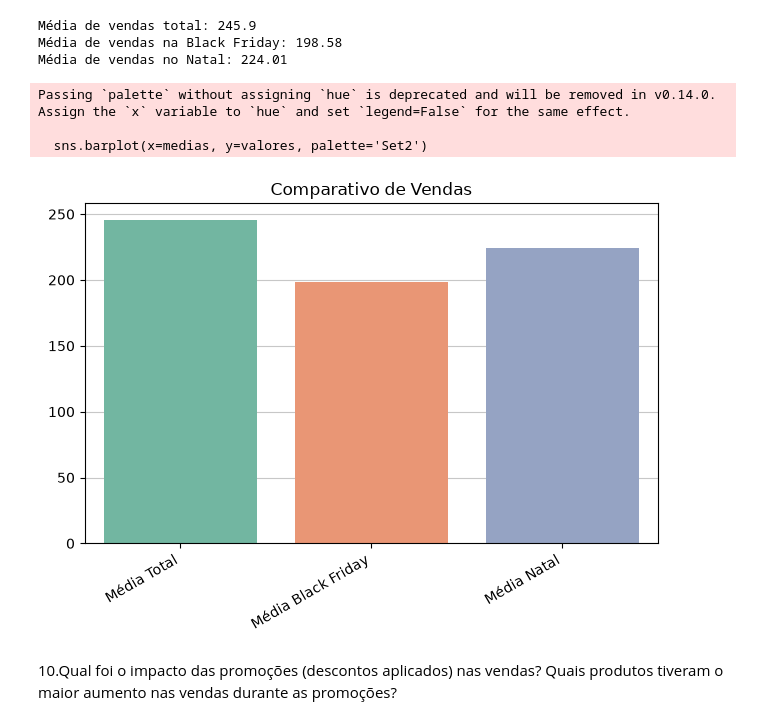
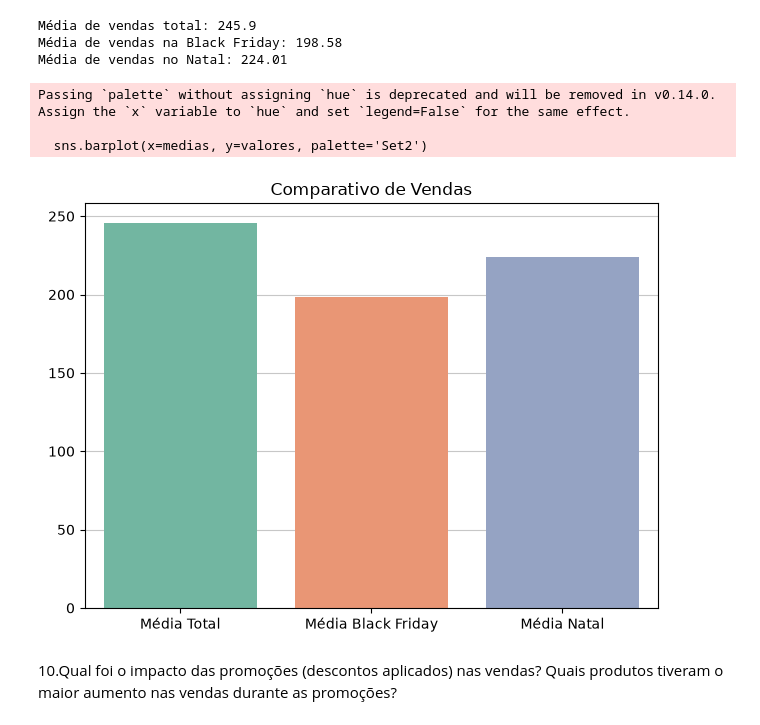
Before and after one commit to Danibisinoto/Repositorio_PROJETO_FINAL_Analise_Exploratoria_de_Dados, a Jupyter notebook: PROJETO.IPYNB, the cells around one changed output. Saved outputs shown, nothing was run; the diff lists cells and outputs as text; code cells hidden in the pictures.

```diff
--- a/PROJETO.IPYNB
+++ b/PROJETO.IPYNB
@@ -755,23 +766,22 @@ Média de vendas total: 245.9
 Média de vendas na Black Friday: 198.58
 Média de vendas no Natal: 224.01
 # %%
-#analisando em gráfico
+# vizualizando em gráfico
 
 medias=['Média Total', 'Média Black Friday', 'Média Natal']
 valores=[media_vendas, black_friday, natal]
 
 sns.barplot(x=medias, y=valores, palette='Set2')
 plt.grid(axis='y', linestyle='-', alpha=0.7) #colocando linhas de grade para melhor visualização
 plt.gca().set_axisbelow(True) #colocando as linhas de grade atrás das barras
-plt.xticks(rotation=30, ha="right") # rotacionando as categorias para ficar melhor a leitura alinhando à direita
 plt.title('Comparativo de Vendas')
 plt.tight_layout() #ajuste automático dos espaços
 plt.show()
 # %% [output]
 Passing `palette` without assigning `hue` is deprecated and will be removed in v0.14.0. Assign the `x` variable to `hue` and set `legend=False` for the same effect.
 
   sns.barplot(x=medias, y=valores, palette='Set2')
-[figure, old version]
+[figure, new version]
 # %% [markdown]
 10.Qual foi o impacto das promoções (descontos aplicados) nas vendas? Quais produtos
 tiveram o maior aumento nas vendas durante as promoções?
```
Also changed, not shown: parts of 9 cells of this notebook.
